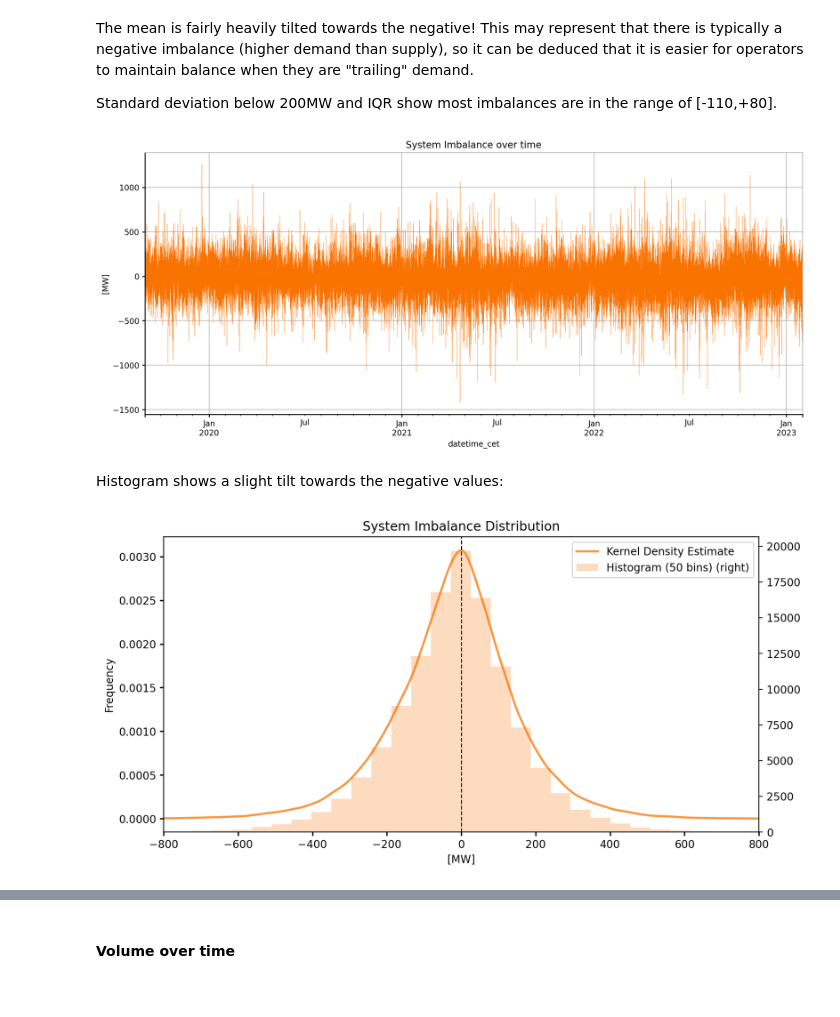
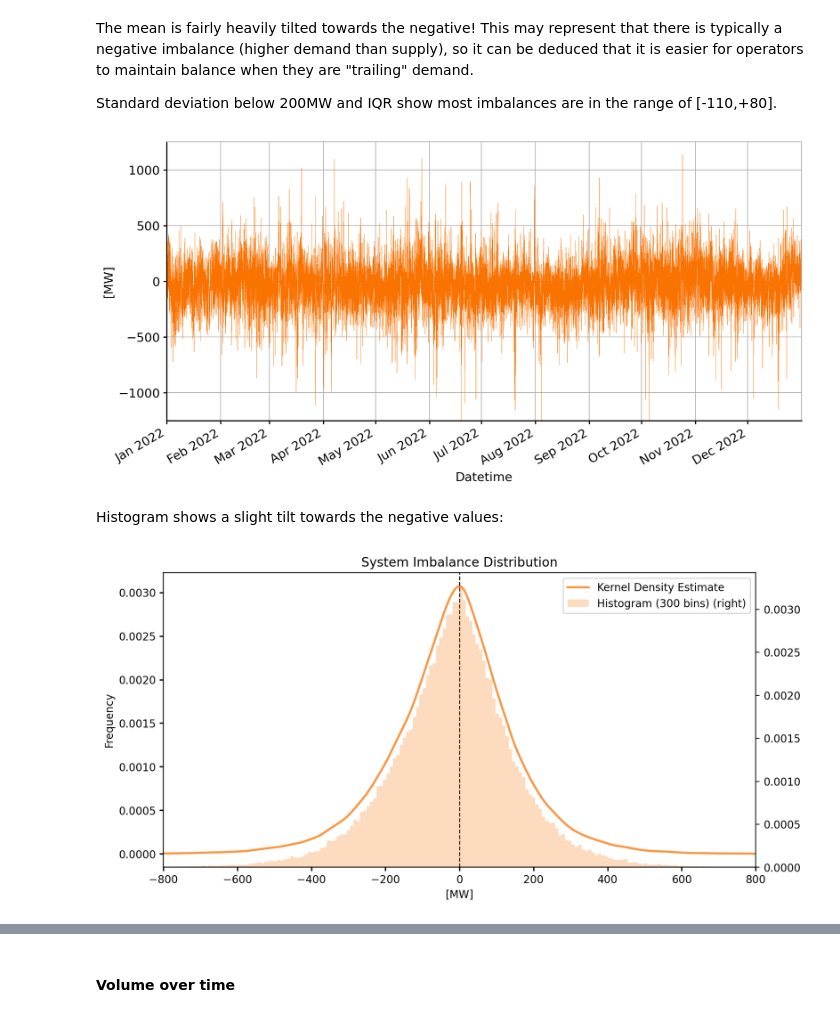
Before and after one commit to tomasurdiales/System_Imbalance_Forecasting, a Jupyter notebook: Feature_Exploration.ipynb, the cells around one changed output, grey strips where cells are left out. Cells and saved outputs as stored; diff of their text form; code cells hidden in the pictures.

```diff
--- a/Feature_Exploration.ipynb
+++ b/Feature_Exploration.ipynb
@@ -137,27 +138,34 @@ The mean is fairly heavily tilted towards the negative! This may represent that
 
 Standard deviation below 200MW and IQR show most imbalances are in the range of [-110,+80].
 # %%
-fig, ax = plt.subplots(figsize=(15, 6), dpi=DPI)
-si.plot(y="si_mw", ax=ax, title="System Imbalance over time", ylabel="[MW]", linewidth=0.25,\
-     c=ELIA_ORANGE, alpha = 1)
+fig, ax = plt.subplots(figsize=(12, 6), dpi=DPI)
+ax.plot(si["si_mw"].loc["2022"], linewidth=0.25, c=ELIA_ORANGE, alpha=1)
+ax.set_xlabel("Datetime", fontsize=13); ax.set_ylabel("[MW]", fontsize=13)
+plt.xticks(fontsize=13); plt.yticks(fontsize=13)
 my_plots.despine(plt.gca(), grid=True)
-plt.xlim([si.index[0],si.index[-1]])
-ax.legend().remove()
+plt.xlim([si["si_mw"].loc["2022"].index[0], si["si_mw"].loc["2022"].index[-1]])
+plt.ylim(-1250, 1250)
 plt.grid()
 
+ax.xaxis.set_major_locator(mdates.MonthLocator())
+ax.xaxis.set_major_formatter(mdates.DateFormatter('%b %Y'))
+fig.autofmt_xdate()
+
 if output:
-     fig.savefig("figures/fig1.png", dpi=300)
+     fig.savefig("/Users/tomasurdiales/Desktop/fig1.png", dpi=300)
+
+plt.show()
 # %% [output]
-[figure, old version]
+[figure, new version]
 # %% [markdown]
 Histogram shows a slight tilt towards the negative values:
 # %%
-n_bins = 50
+n_bins = 300
 fig, ax = plt.subplots(figsize=(10, 5), dpi=DPI)
 si.plot(y="si_mw", ax=ax, kind="kde", color=ELIA_ORANGE, alpha=0.75,
         linewidth=2, label="Kernel Density Estimate")
 si.plot(y="si_mw", ax=ax, kind="hist", bins=n_bins, alpha=0.25,
-        density=False, color=ELIA_ORANGE, label=f"Histogram ({n_bins} bins)",
+        density=True, color=ELIA_ORANGE, label=f"Histogram ({n_bins} bins)",
         secondary_y=True)
 ax.set_title("System Imbalance Distribution")
 plt.xlim(-1500,1500)
@@ -168,6 +176,6 @@ ax.set_xlim(-800, 800)
 plt.show()
 
 if output:
-     fig.savefig("figures/fig2.png", dpi=300)
+     fig.savefig("/Users/tomasurdiales/Desktop/fig2.png", dpi=300)
 # %% [output]
-[figure, old version]
+[figure, new version]
```
Also changed, not shown: parts of 21 cells of this notebook, 5 other files.
